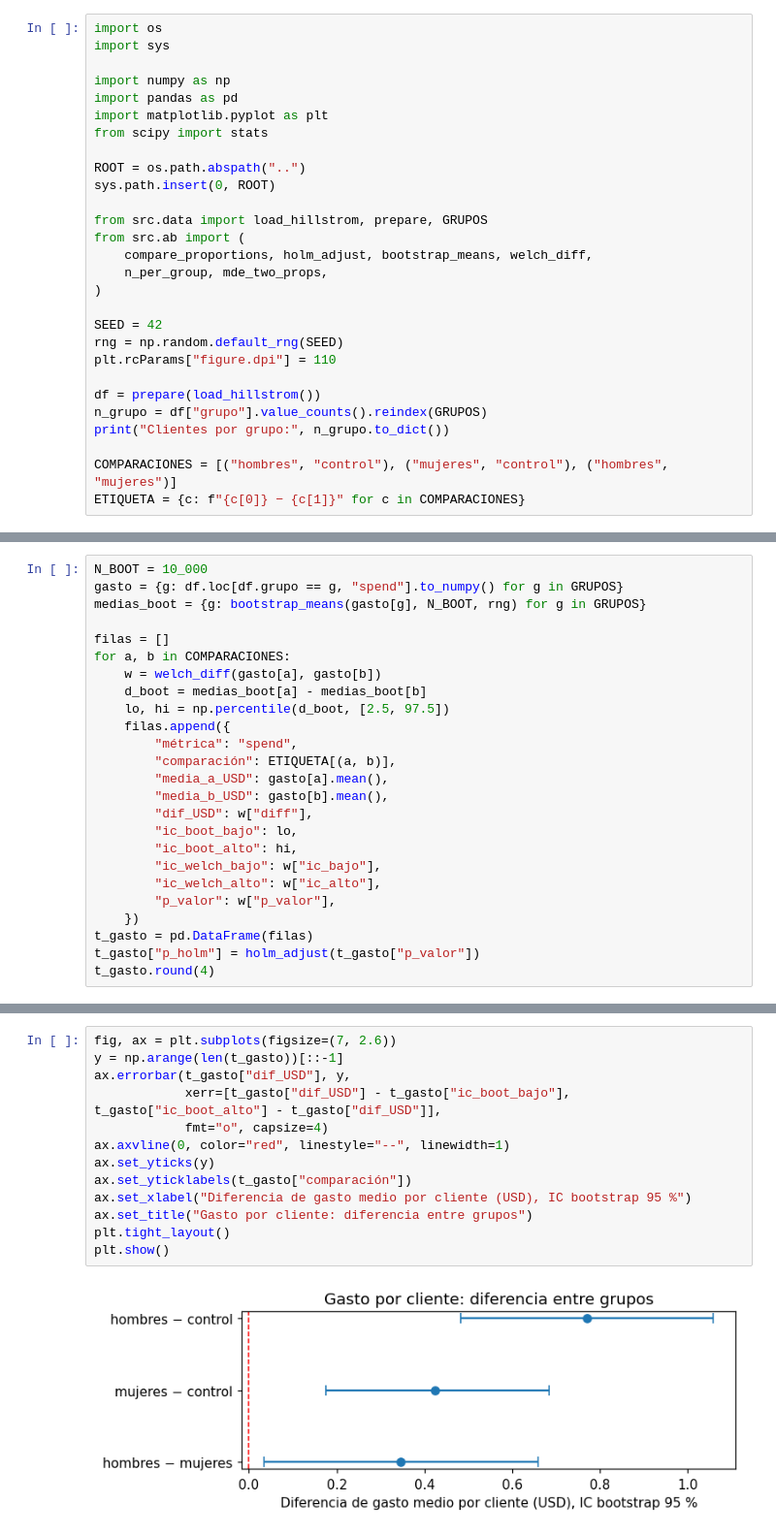
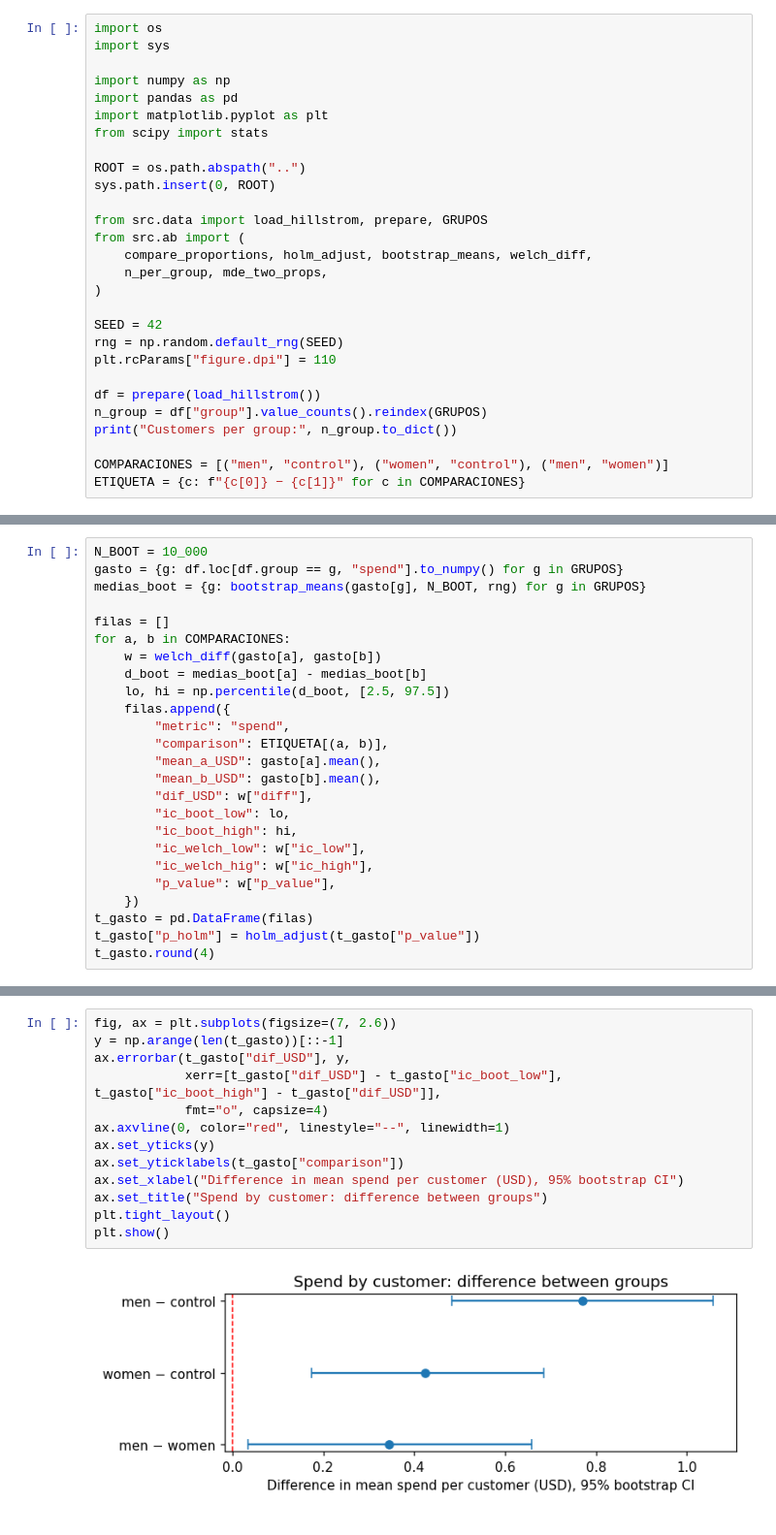
Before and after one commit to CarlosAdolfoPeralta/project_statistics_hillstrom, a Jupyter notebook: notebooks/02_analisis_frecuentista.ipynb, the cells around one changed output, grey strips where cells are left out. Shown at 97% size. Cells and saved outputs as stored; diff of their text form.

```diff
--- a/notebooks/02_analisis_frecuentista.ipynb
+++ b/notebooks/02_analisis_frecuentista.ipynb
@@ -39,9 +39,9 @@ rng = np.random.default_rng(SEED)
 plt.rcParams["figure.dpi"] = 110
 
 df = prepare(load_hillstrom())
-n_grupo = df["grupo"].value_counts().reindex(GRUPOS)
-print("Clientes por grupo:", n_grupo.to_dict())
+n_group = df["group"].value_counts().reindex(GRUPOS)
+print("Customers per group:", n_group.to_dict())
 
-COMPARACIONES = [("hombres", "control"), ("mujeres", "control"), ("hombres", "mujeres")]
+COMPARACIONES = [("men", "control"), ("women", "control"), ("men", "women")]
 ETIQUETA = {c: f"{c[0]} − {c[1]}" for c in COMPARACIONES}
 # %% [output]
@@ -137,6 +137,6 @@ Como el 99 % de los clientes tiene gasto cero y entre quienes compran hay una co
 # %%
 N_BOOT = 10_000
-gasto = {g: df.loc[df.grupo == g, "spend"].to_numpy() for g in GRUPOS}
+gasto = {g: df.loc[df.group == g, "spend"].to_numpy() for g in GRUPOS}
 medias_boot = {g: bootstrap_means(gasto[g], N_BOOT, rng) for g in GRUPOS}
 
 filas = []
@@ -145,18 +145,18 @@ for a, b in COMPARACIONES:
     d_boot = medias_boot[a] - medias_boot[b]
     lo, hi = np.percentile(d_boot, [2.5, 97.5])
     filas.append({
-        "métrica": "spend",
-        "comparación": ETIQUETA[(a, b)],
-        "media_a_USD": gasto[a].mean(),
-        "media_b_USD": gasto[b].mean(),
+        "metric": "spend",
+        "comparison": ETIQUETA[(a, b)],
+        "mean_a_USD": gasto[a].mean(),
+        "mean_b_USD": gasto[b].mean(),
         "dif_USD": w["diff"],
-        "ic_boot_bajo": lo,
-        "ic_boot_alto": hi,
-        "ic_welch_bajo": w["ic_bajo"],
-        "ic_welch_alto": w["ic_alto"],
-        "p_valor": w["p_valor"],
+        "ic_boot_low": lo,
+        "ic_boot_high": hi,
+        "ic_welch_low": w["ic_low"],
+        "ic_welch_hig": w["ic_high"],
+        "p_value": w["p_value"],
     })
 t_gasto = pd.DataFrame(filas)
-t_gasto["p_holm"] = holm_adjust(t_gasto["p_valor"])
+t_gasto["p_holm"] = holm_adjust(t_gasto["p_value"])
 t_gasto.round(4)
 # %% [output]
@@ -167,15 +167,15 @@ t_gasto.round(4)
 # %%
 fig, ax = plt.subplots(figsize=(7, 2.6))
 y = np.arange(len(t_gasto))[::-1]
 ax.errorbar(t_gasto["dif_USD"], y,
-            xerr=[t_gasto["dif_USD"] - t_gasto["ic_boot_bajo"], t_gasto["ic_boot_alto"] - t_gasto["dif_USD"]],
+            xerr=[t_gasto["dif_USD"] - t_gasto["ic_boot_low"], t_gasto["ic_boot_high"] - t_gasto["dif_USD"]],
             fmt="o", capsize=4)
 ax.axvline(0, color="red", linestyle="--", linewidth=1)
 ax.set_yticks(y)
-ax.set_yticklabels(t_gasto["comparación"])
-ax.set_xlabel("Diferencia de gasto medio por cliente (USD), IC bootstrap 95 %")
-ax.set_title("Gasto por cliente: diferencia entre grupos")
+ax.set_yticklabels(t_gasto["comparison"])
+ax.set_xlabel("Difference in mean spend per customer (USD), 95% bootstrap CI")
+ax.set_title("Spend by customer: difference between groups")
 plt.tight_layout()
 plt.show()
 # %% [output]
-[figure, old version]
+[figure, new version]
```
Also changed, not shown: parts of 41 cells of this notebook, 12 other files.
